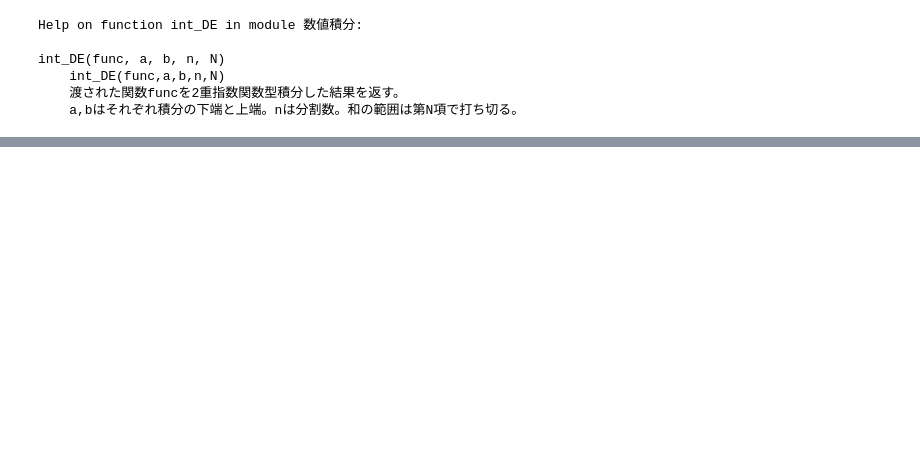
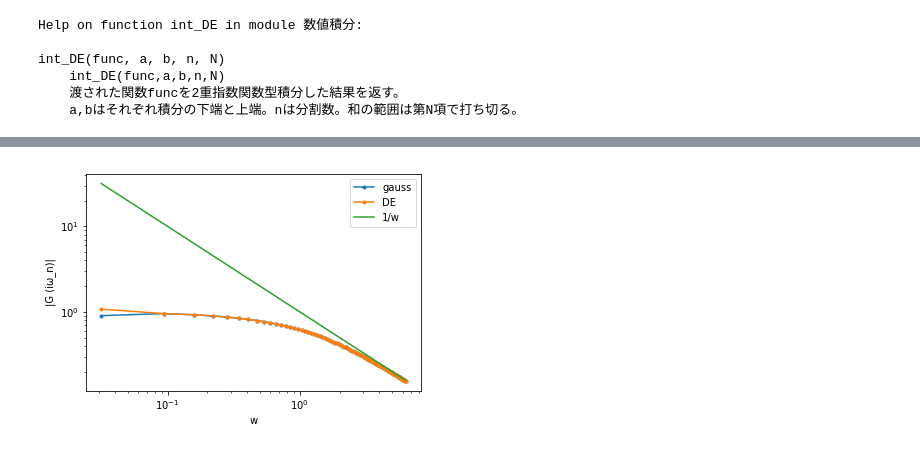
Before and after one commit to ykamizato/IPT, a Jupyter notebook: IPT,グリーン関数２.ipynb, the cells around one changed output, grey strips where cells are left out. Drawn from its saved outputs; the diff is of its cells as text; code cells hidden in the pictures; blank space fills up the shorter version.

```diff
--- a/IPT,グリーン関数２.ipynb
+++ b/IPT,グリーン関数２.ipynb
@@ -101,0 +122,18 @@ $|\omega|\to\infty$ではゼロに収束していることが確認できる。
+# %%
+w = np.pi*(2*n_w+1)/beta
+y = 1/w     # 漸近線
+
+# 対数の引数は正なので、横軸はω_n > 0 ,縦軸は|G(iω_n)|をとる必要がある。
+# ω_n > 0という条件は、配列をスライスしてオフセット100以降を取り出すことによって実現する。
+
+plt.plot(w[100:], np.abs(G_iw_gauss.imag[100:]), label='gauss', marker='.')
+plt.plot(w[100:], np.abs(G_iw_DE.imag[100:]), label='DE', marker='.')
+plt.plot(w[100:], y[100:], label='1/w')
+plt.xscale('log')     # ここでlogスケールに設定。
+plt.yscale('log')
+plt.xlabel('w')
+plt.ylabel('|G (iω_n)|')
+plt.legend()
+plt.show()
+# %% [output]
+[figure, added]
```
Also changed, not shown: parts of 19 cells of this notebook.
